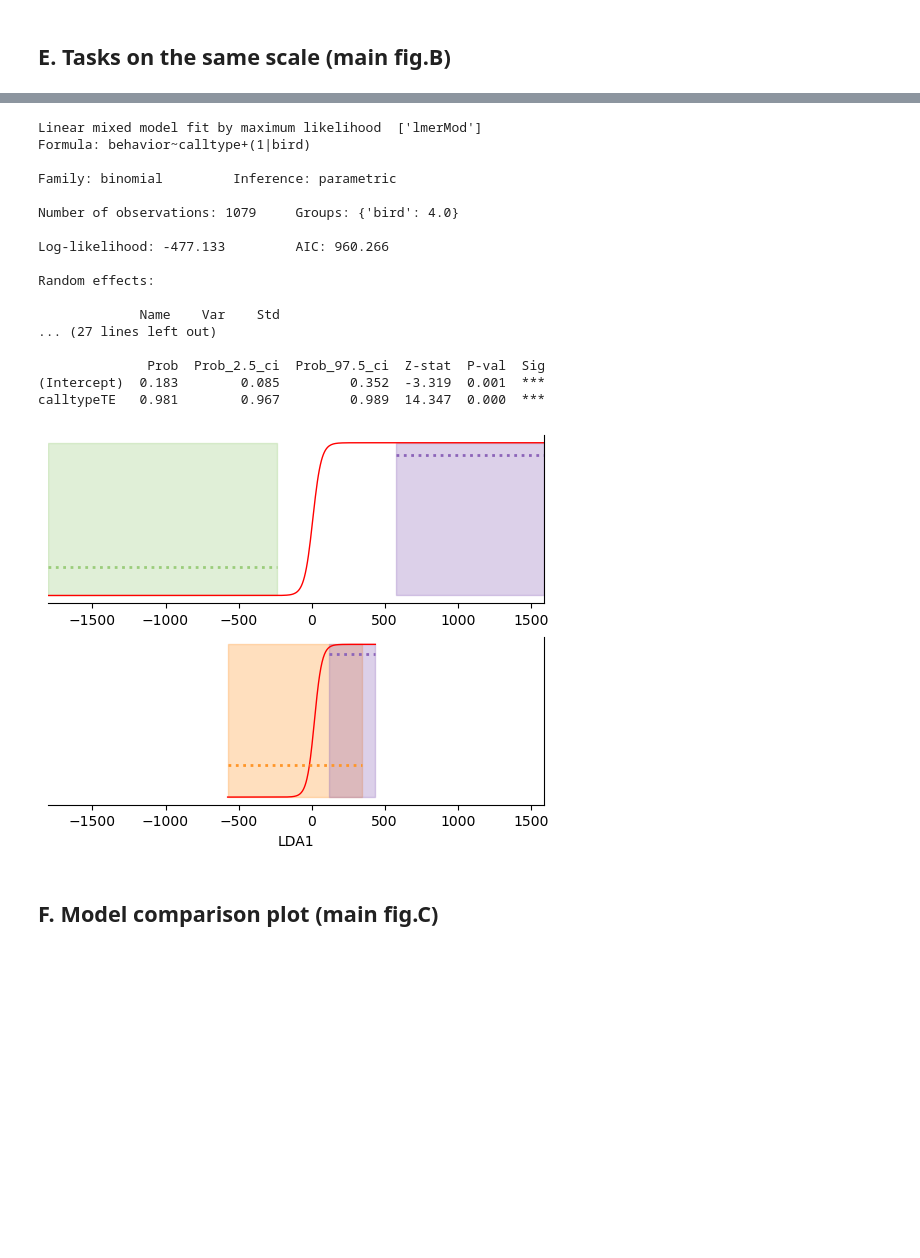
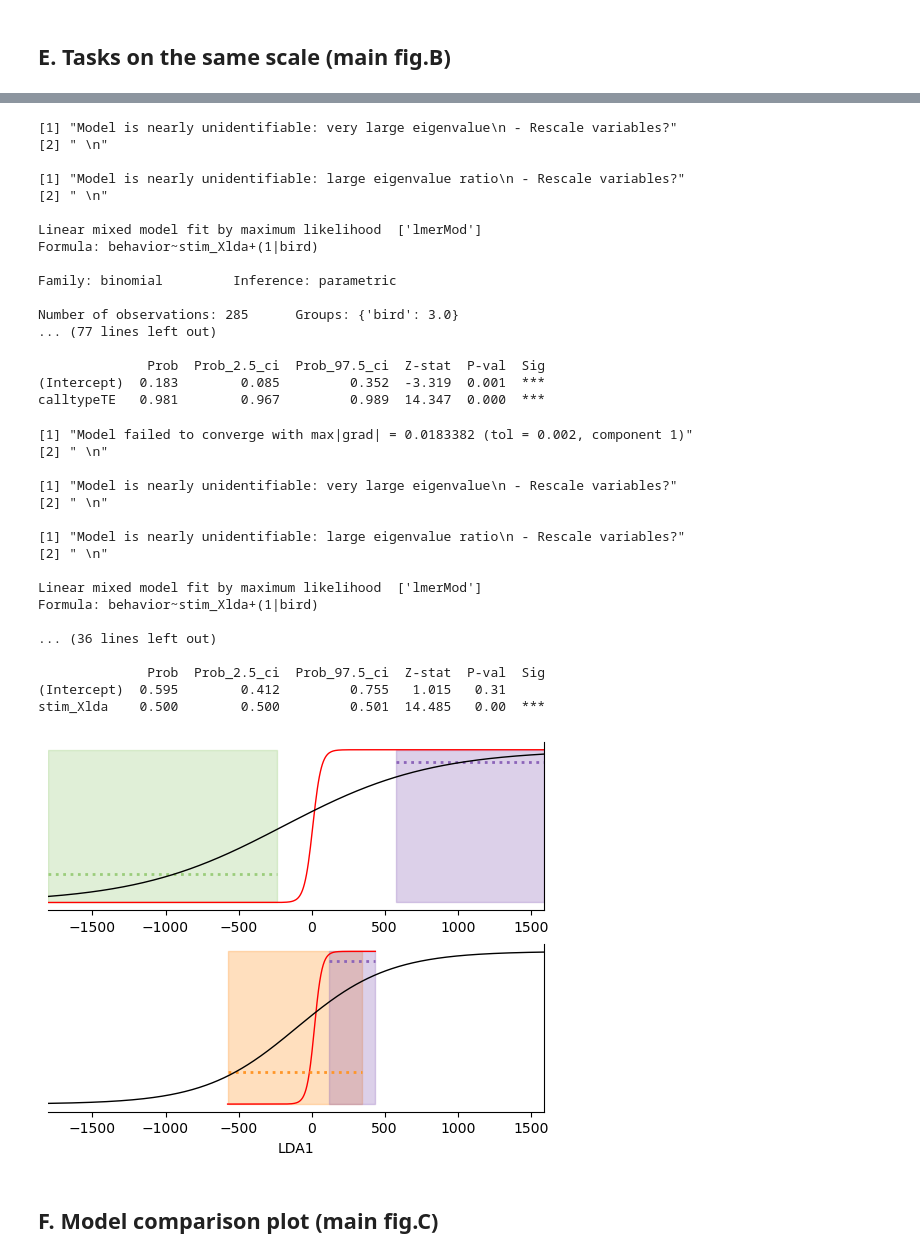
Before and after one commit to theunissenlab/zebra-finch-semantic-category, a Jupyter notebook: pythonNotebooks/BEHAV-Figure 3_logistic.ipynb, the cells around one changed output, grey strips where cells are left out. Cells and saved outputs as stored; diff of their text form; code cells hidden in the pictures; blank space fills up the shorter version.

Commit message:
Added tests with the Null model.

```diff
--- a/pythonNotebooks/BEHAV-Figure 3_logistic.ipynb
+++ b/pythonNotebooks/BEHAV-Figure 3_logistic.ipynb
@@ -1238,6 +1278,7 @@ fig, (axDC, axTH) = plt.subplots(2,1)
 
 xmin = min(min(new_shaping_TEvsTHdf['stim_Xlda']), min(new_shaping_TEvsDCdf['stim_Xlda']))
 xmax = max(max(new_shaping_TEvsTHdf['stim_Xlda']), max(new_shaping_TEvsDCdf['stim_Xlda']))
+x_glm = np.linspace(xmin, xmax, 500)
 
 
 for taskdf,task,ax_main in zip([new_shaping_TEvsTHdf,new_shaping_TEvsDCdf],['TEvsTH','TEvsDC'],[axTH, axDC]):
@@ -1262,6 +1303,12 @@ for taskdf,task,ax_main in zip([new_shaping_TEvsTHdf,new_shaping_TEvsDCdf],['TEv
     glmm_onlyCT.fit()
     print(glmm_onlyCT.summary())
 
+    formula = 'behavior ~ stim_Xlda + (1|bird)'
+    glmm_onlyAC = Lmer(formula, data=df_exploded, family='binomial')
+    glmm_onlyAC.fit()
+    print(glmm_onlyAC.summary())
+
+    # Get predictions from the CT model first for plotting purposes
     for call_type in call_types:
         # Filter data for the current call type
         call_type_df = taskdf[taskdf['calltype'] == call_type]
@@ -1293,6 +1340,14 @@ for taskdf,task,ax_main in zip([new_shaping_TEvsTHdf,new_shaping_TEvsDCdf],['TEv
         color = call_type_colors.get(call_type, 'black')
         ax_main.plot(x_range, predictAll, color=color,linestyle='dotted', linewidth=2, label=f'GLMM {call_type} prediction')
 
+    # Get predictions from the AC model for plotting purposes
+    # The model coefficients
+    b0 = glmm_onlyAC.coefs.Estimate['(Intercept)']
+    bstim =  glmm_onlyAC.coefs.Estimate['stim_Xlda']
+    etaX = b0 + bstim*x_glm
+    predictAll = 1/(1+np.exp(-etaX))
+    ax_main.plot(x_glm, predictAll, color='black',linestyle='solid', linewidth=1, label=f'GLMM AC prediction')
+
     ax_main.set_xlim(xmin,xmax)
     ax_main.spines['top'].set_visible(False)
     ax_main.spines['left'].set_visible(False)
@@ -1322,21 +1377,38 @@ Log-Likelihood optimal fit: -4053.470120399469
+[1] "Model is nearly unidentifiable: very large eigenvalue\n - Rescale variables?"
+[2] " \n"
+
+[1] "Model is nearly unidentifiable: large eigenvalue ratio\n - Rescale variables?"
+[2] " \n"
+
 Linear mixed model fit by maximum likelihood  ['lmerMod']
-Formula: behavior~calltype+(1|bird)
+Formula: behavior~stim_Xlda+(1|bird)
 
 Family: binomial         Inference: parametric
 
-Number of observations: 1079     Groups: {'bird': 4.0}
-
-Log-likelihood: -477.133         AIC: 960.266
-
-Random effects:
-
-             Name    Var    Std
-... (27 lines left out)
+Number of observations: 285      Groups: {'bird': 3.0}
+... (77 lines left out)
 
               Prob  Prob_2.5_ci  Prob_97.5_ci  Z-stat  P-val  Sig
 (Intercept)  0.183        0.085         0.352  -3.319  0.001  ***
 calltypeTE   0.981        0.967         0.989  14.347  0.000  ***
+[1] "Model failed to converge with max|grad| = 0.0183382 (tol = 0.002, component 1)"
+[2] " \n"
+
+[1] "Model is nearly unidentifiable: very large eigenvalue\n - Rescale variables?"
+[2] " \n"
+
+[1] "Model is nearly unidentifiable: large eigenvalue ratio\n - Rescale variables?"
+[2] " \n"
+
+Linear mixed model fit by maximum likelihood  ['lmerMod']
+Formula: behavior~stim_Xlda+(1|bird)
+
+... (36 lines left out)
+
+              Prob  Prob_2.5_ci  Prob_97.5_ci  Z-stat  P-val  Sig
+(Intercept)  0.595        0.412         0.755   1.015   0.31
+stim_Xlda    0.500        0.500         0.501  14.485   0.00  ***
-[figure, old version]
+[figure, new version]
 # %% [markdown]
 ## F. Model comparison plot (main fig.C)
 # %%
```
Also changed, not shown: parts of 5 cells of this notebook.
